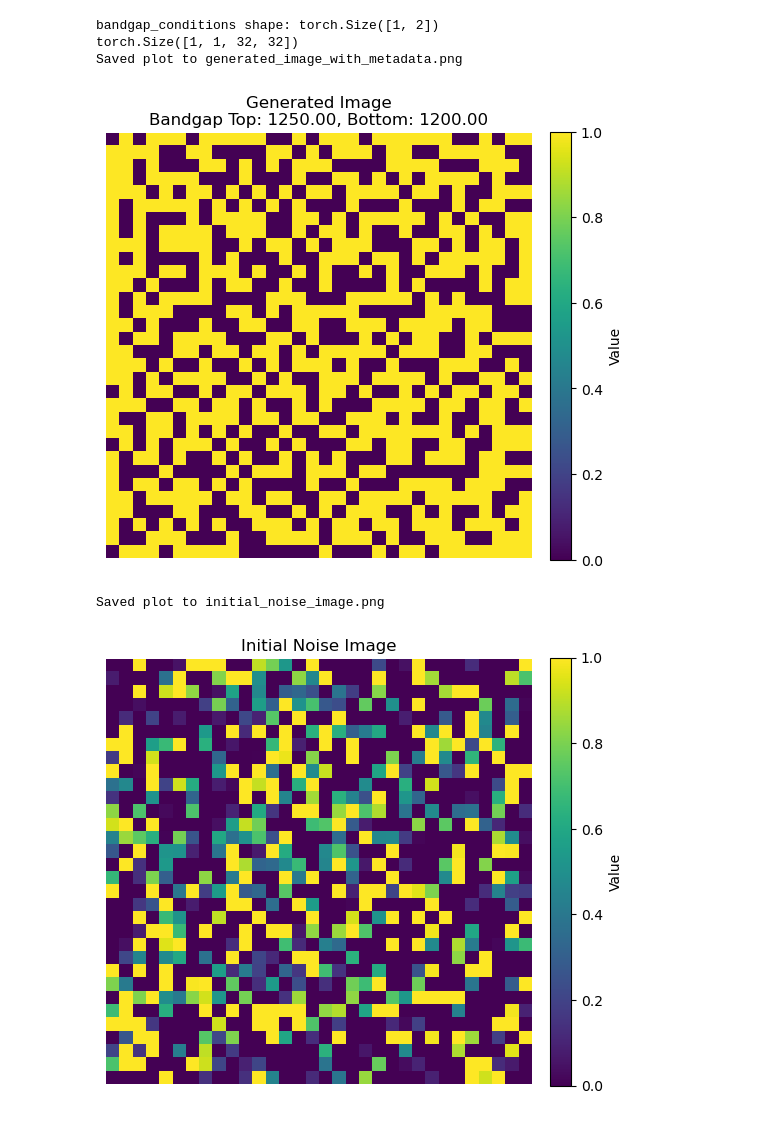
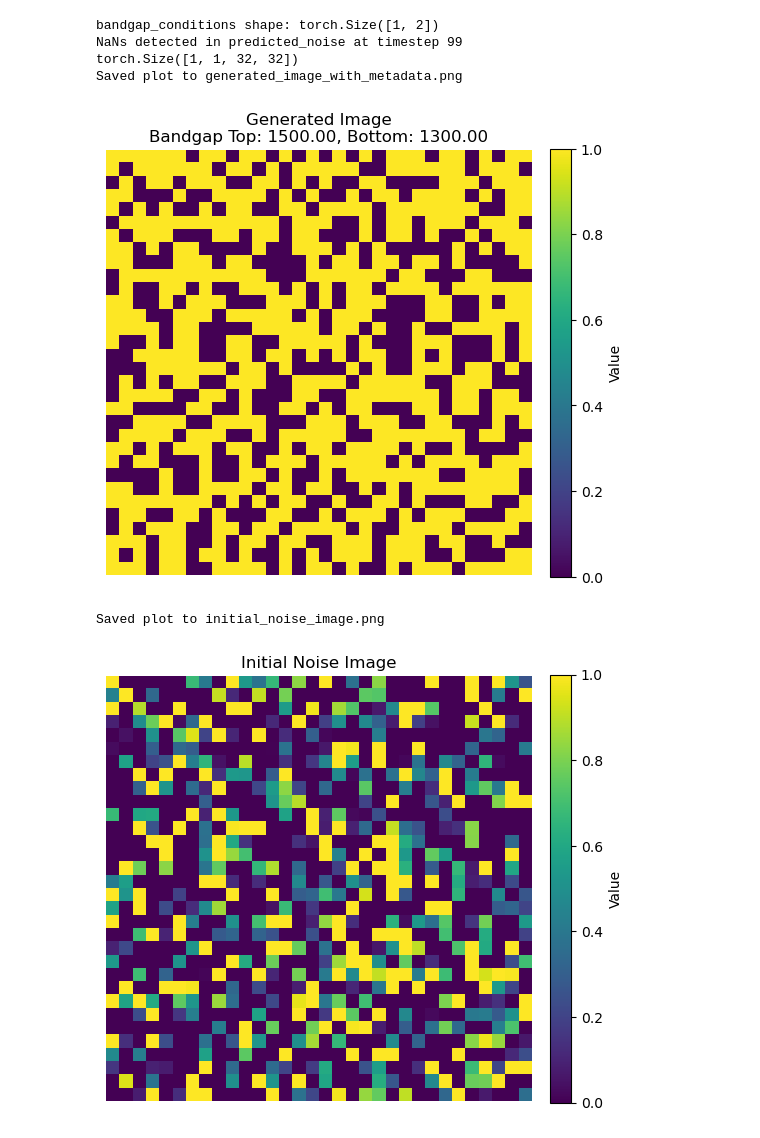
Before and after one commit to trutheresy/Diffusion-Model-2D-Metamaterials, a Jupyter notebook: diffusion_model_playground.ipynb, the cells around one changed output. Saved outputs shown, nothing was run; the diff lists cells and outputs as text; code cells hidden in the pictures.

```diff
--- a/diffusion_model_playground.ipynb
+++ b/diffusion_model_playground.ipynb
@@ -587,24 +600,19 @@ def generate_image_fixed(model, bandgap_top, bandgap_bottom, num_timesteps=200,
     # Iterative reverse diffusion process
     with torch.no_grad():
         for t in range(num_timesteps, 0, -1):
-            # Create timestep tensor (shape: (batch_size=1, 1))
             t_tensor = torch.tensor([[t]], dtype=torch.float32, device=device)
-
-            # Predict noise
             predicted_noise = model(x_t, t_tensor, bandgap_conditions)
 
-            # Debug shapes
-            # print("x_t shape:", x_t.shape)
-            # print("t_tensor shape:", t_tensor.shape)
-            # print("bandgap_conditions shape:", bandgap_conditions.shape)
-            # print("predicted_noise shape:", predicted_noise.shape)
+            if torch.any(torch.isnan(predicted_noise)):
+                print(f"NaNs detected in predicted_noise at timestep {t}")
+                break
 
-            # Ensure predicted_noise has compatible shape for operations
-            predicted_noise = predicted_noise.view_as(x_t)
+            alpha_t = torch.tensor(1 - t / num_timesteps, device=device)#.clamp(min=1e-4)
+            x_t = (x_t - (1 - alpha_t) * predicted_noise) / alpha_t
 
-            # Update x_t using predicted noise
-            alpha_t = torch.tensor(1 - t / num_timesteps, device=device)  # Convert alpha_t to tensor
-            x_t = (x_t - (1 - alpha_t) * predicted_noise) / alpha_t.clamp(min=1e-6)
+            if torch.any(torch.isnan(x_t)):
+                print(f"NaNs detected in x_t at timestep {t}")
+                break
 
     # Final denoised image
     final_image = x_t.clamp(0, 1)  # Clamp to [0, 1] for visualization
@@ -648,24 +656,25 @@ def plot_generated_image(image_tensor, bandgap_top, bandgap_bottom, title=None,
     else:
         plt.show()
 # %%
-bandgap_top = 1250
-bandgap_bottom = 1200
-generated_image, initial_image = generate_image_fixed(model, bandgap_top, bandgap_bottom, num_timesteps=1)
+bandgap_top = 1500
+bandgap_bottom = 1300
+generated_image, initial_image = generate_image_fixed(model, bandgap_top, bandgap_bottom, num_timesteps=100)
 print(generated_image.shape)
 
 # Plot the generated image
 plot_generated_image(
     generated_image,
     bandgap_top=bandgap_top,
     bandgap_bottom=bandgap_bottom,
     title=None,  # Use the default title format
     save_path="generated_image_with_metadata.png"  # Optional: Save the plot
 )
 # %% [output]
 bandgap_conditions shape: torch.Size([1, 2])
+NaNs detected in predicted_noise at timestep 99
 torch.Size([1, 1, 32, 32])
 Saved plot to generated_image_with_metadata.png
-[figure, old version]
+[figure, new version]
 # %%
 plot_generated_image(
     initial_image,
@@ -676,7 +685,7 @@ plot_generated_image(
 )
 # %% [output]
 Saved plot to initial_noise_image.png
-[figure, old version]
+[figure, new version]
 # %%
 delta_image = generated_image - initial_image
 plot_generated_image(
```
Also changed, not shown: parts of 8 cells of this notebook, 39 other files.
